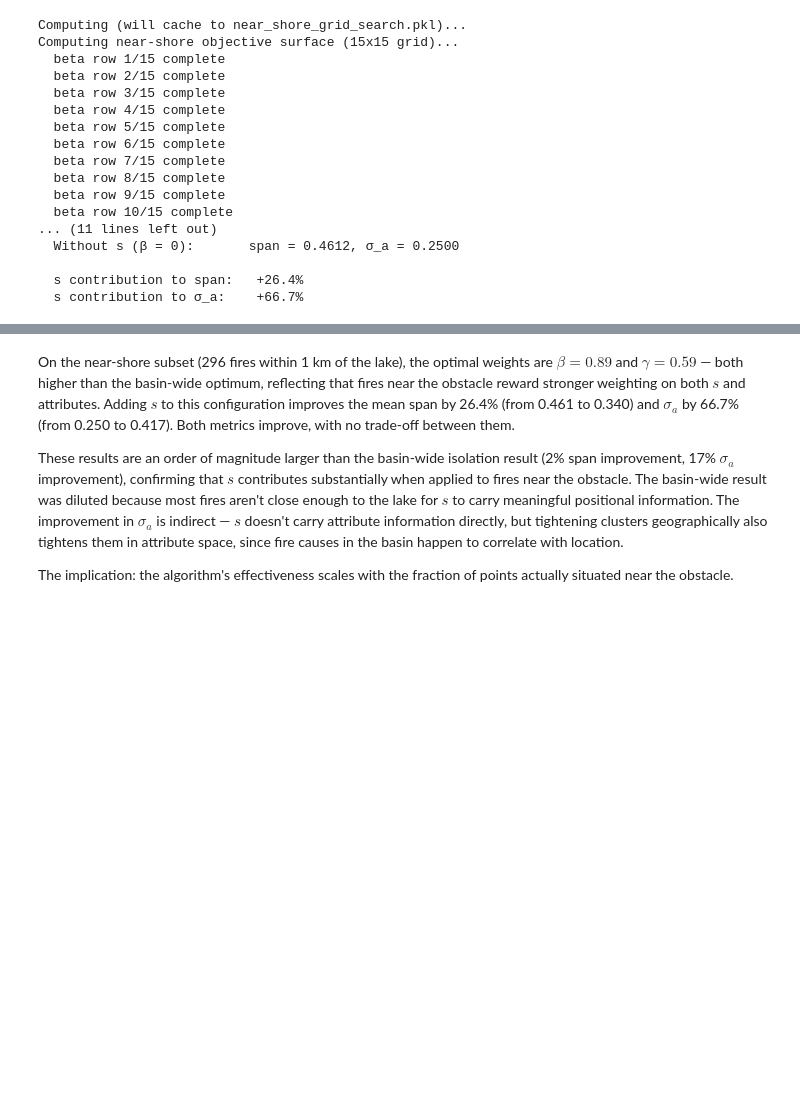
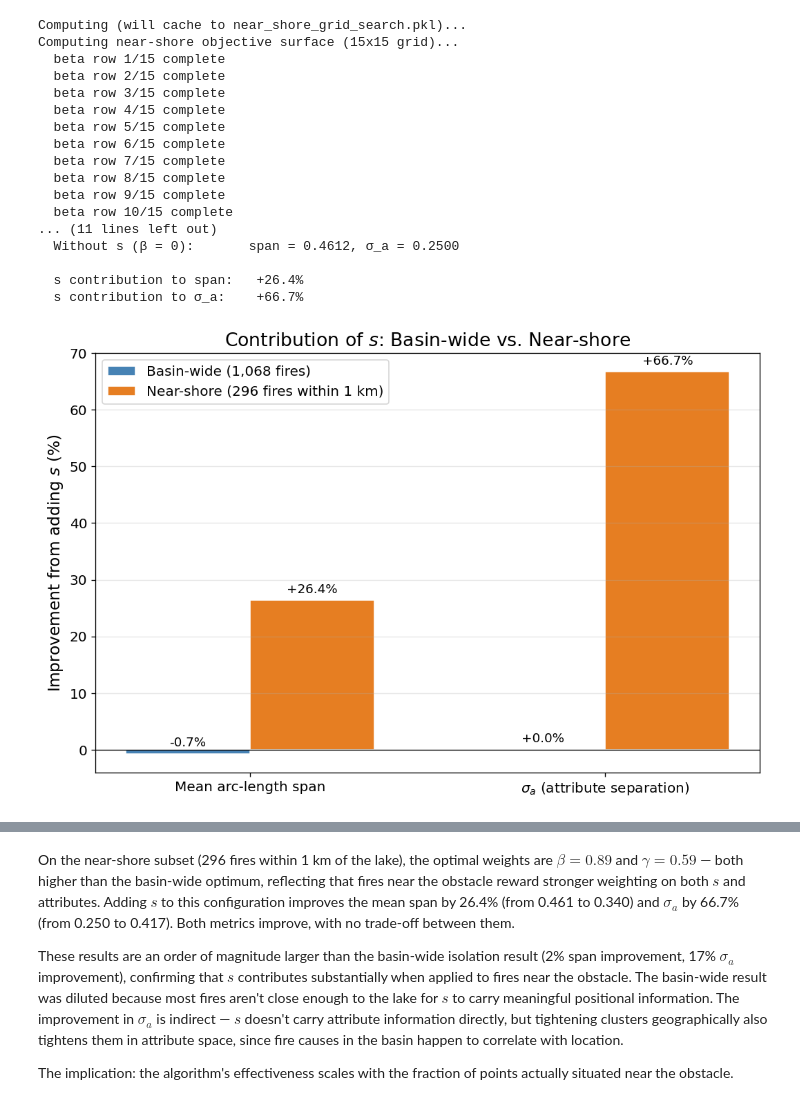
Before and after one commit to Michele-75/obstacle-aware-clustering, a Jupyter notebook: notebooks/03_clustering_wildfires.ipynb, the cells around one changed output, grey strips where cells are left out. Drawn from its saved outputs; the diff is of its cells as text; code cells hidden in the pictures; blank space fills up the shorter version.

```diff
--- a/notebooks/03_clustering_wildfires.ipynb
+++ b/notebooks/03_clustering_wildfires.ipynb
@@ -1469,3 +1475,40 @@ Computing near-shore objective surface (15x15 grid)...
 
   s contribution to span:   +26.4%
   s contribution to σ_a:    +66.7%
+# %%
+# Comparison bar chart: s contribution on basin-wide vs. near-shore subsets
+fig, ax = plt.subplots(figsize=(9, 6))
+
+# Data: percent contribution of s (basin-wide vs. near-shore)
+metrics = ['Mean arc-length span', r'$\sigma_a$ (attribute separation)']
+basin_pcts = [span_pct, sigma_pct]
+near_shore_pcts = [span_pct_reopt, sigma_pct_reopt]
+
+x = np.arange(len(metrics))
+width = 0.35
+
+bars1 = ax.bar(x - width/2, basin_pcts, width, label='Basin-wide (1,068 fires)',
+               color='steelblue', edgecolor='white')
+bars2 = ax.bar(x + width/2, near_shore_pcts, width, label='Near-shore (296 fires within 1 km)',
+               color='#e67e22', edgecolor='white')
+
+# Value labels above each bar
+for bars in [bars1, bars2]:
+    for bar in bars:
+        height = bar.get_height()
+        ax.annotate(f'{height:+.1f}%',
+                    xy=(bar.get_x() + bar.get_width() / 2, height),
+                    xytext=(0, 4), textcoords='offset points',
+                    ha='center', va='bottom', fontsize=11)
+
+ax.axhline(0, color='black', linewidth=0.8)
+ax.set_xticks(x)
+ax.set_xticklabels(metrics)
+ax.set_ylabel('Improvement from adding $s$ (%)')
+ax.set_title('Contribution of $s$: Basin-wide vs. Near-shore')
+ax.legend(loc='upper left')
+ax.grid(True, alpha=0.3, axis='y')
+plt.tight_layout()
+plt.show()
+# %% [output]
+[figure, added]
```
Also changed, not shown: parts of 10 cells of this notebook, 3 other files.
